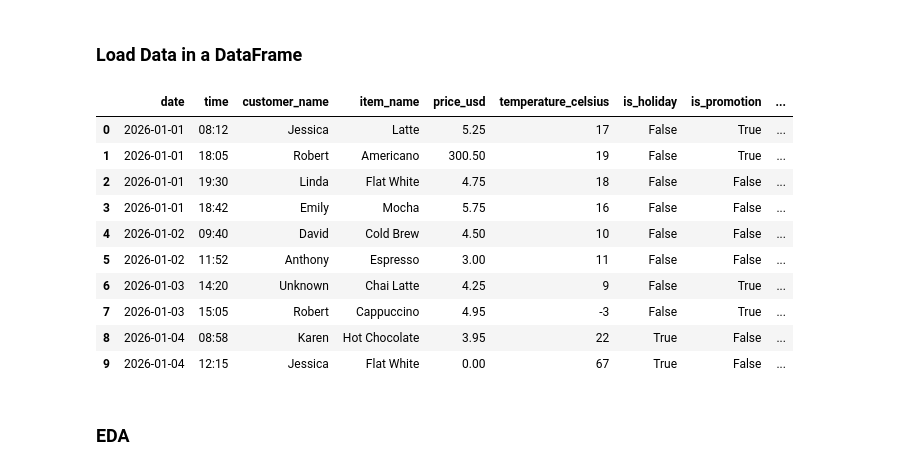
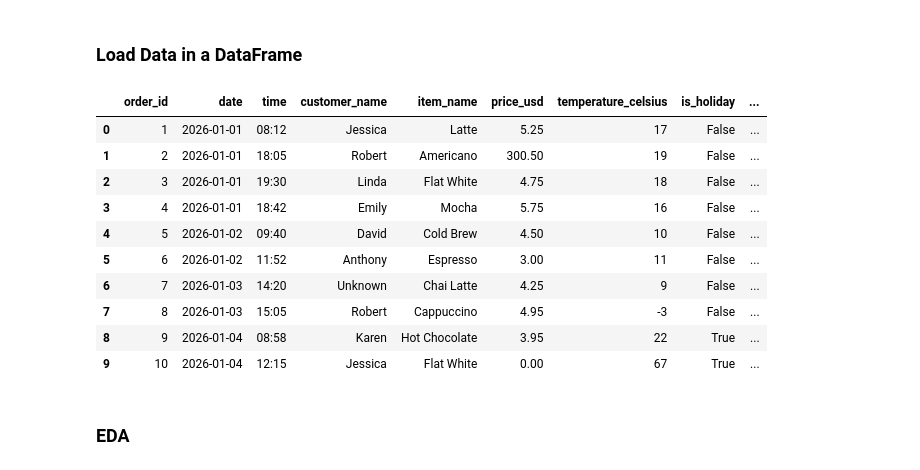
Before and after one commit to cwtausif/Ai-Engineer-Master-Class, a Jupyter notebook: Lab2.ipynb, the cells around one changed output. Cells and saved outputs as stored; diff of their text form; code cells hidden in the pictures.

```diff
--- a/Lab2.ipynb
+++ b/Lab2.ipynb
@@ -131,31 +131,32 @@ data = [
 # %%
 import pandas as pd
 
 df = pd.DataFrame(data, columns=[
+    "order_id",
     "date",
     "time",
     "customer_name",
     "item_name",
     "price_usd",
     "temperature_celsius",
     "is_holiday",
     "is_promotion",
     "weather"
 ])
 
 df
 # %% [output]
-|  | date | time | customer_name | item_name | price_usd | temperature_celsius | is_holiday | is_promotion | ... |
-| 0 | 2026-01-01 | 08:12 | Jessica | Latte | 5.25 | 17 | False | True | ... |
-| 1 | 2026-01-01 | 18:05 | Robert | Americano | 300.50 | 19 | False | True | ... |
-| 2 | 2026-01-01 | 19:30 | Linda | Flat White | 4.75 | 18 | False | False | ... |
-| 3 | 2026-01-01 | 18:42 | Emily | Mocha | 5.75 | 16 | False | False | ... |
-| 4 | 2026-01-02 | 09:40 | David | Cold Brew | 4.50 | 10 | False | False | ... |
-| 5 | 2026-01-02 | 11:52 | Anthony | Espresso | 3.00 | 11 | False | False | ... |
-| 6 | 2026-01-03 | 14:20 | Unknown | Chai Latte | 4.25 | 9 | False | True | ... |
-| 7 | 2026-01-03 | 15:05 | Robert | Cappuccino | 4.95 | -3 | False | True | ... |
-| 8 | 2026-01-04 | 08:58 | Karen | Hot Chocolate | 3.95 | 22 | True | False | ... |
-| 9 | 2026-01-04 | 12:15 | Jessica | Flat White | 0.00 | 67 | True | False | ... |
+|  | order_id | date | time | customer_name | item_name | price_usd | temperature_celsius | is_holiday | ... |
+| 0 | 1 | 2026-01-01 | 08:12 | Jessica | Latte | 5.25 | 17 | False | ... |
+| 1 | 2 | 2026-01-01 | 18:05 | Robert | Americano | 300.50 | 19 | False | ... |
+| 2 | 3 | 2026-01-01 | 19:30 | Linda | Flat White | 4.75 | 18 | False | ... |
+| 3 | 4 | 2026-01-01 | 18:42 | Emily | Mocha | 5.75 | 16 | False | ... |
+| 4 | 5 | 2026-01-02 | 09:40 | David | Cold Brew | 4.50 | 10 | False | ... |
+| 5 | 6 | 2026-01-02 | 11:52 | Anthony | Espresso | 3.00 | 11 | False | ... |
+| 6 | 7 | 2026-01-03 | 14:20 | Unknown | Chai Latte | 4.25 | 9 | False | ... |
+| 7 | 8 | 2026-01-03 | 15:05 | Robert | Cappuccino | 4.95 | -3 | False | ... |
+| 8 | 9 | 2026-01-04 | 08:58 | Karen | Hot Chocolate | 3.95 | 22 | True | ... |
+| 9 | 10 | 2026-01-04 | 12:15 | Jessica | Flat White | 0.00 | 67 | True | ... |
 # %% [markdown]
 ### **EDA**
 # %% [markdown]
```
Also changed, not shown: parts of 16 cells of this notebook.
